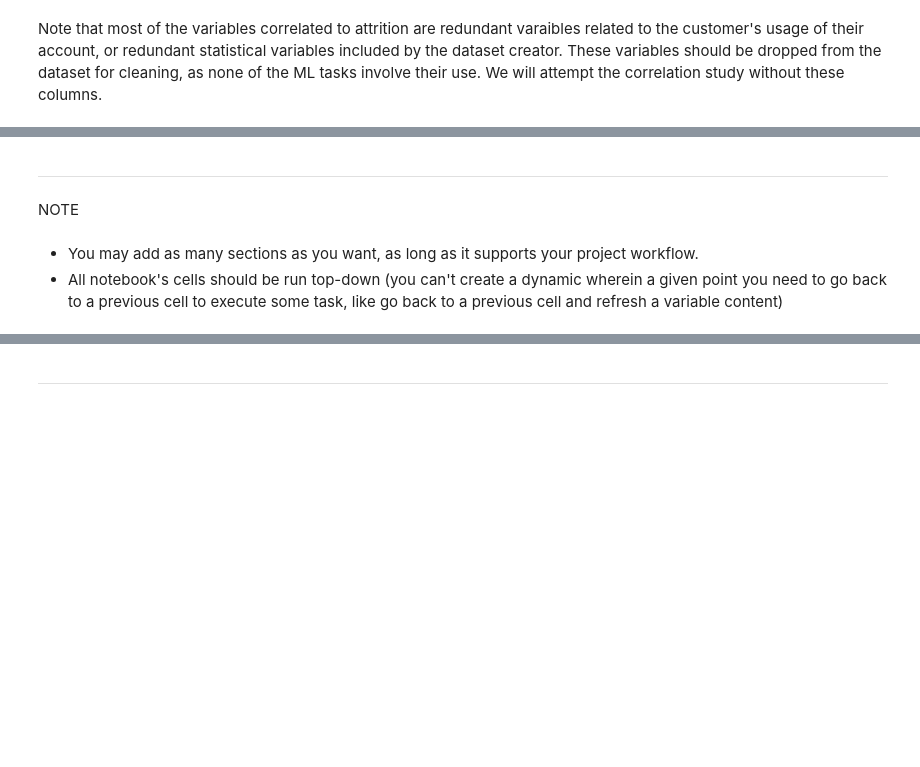
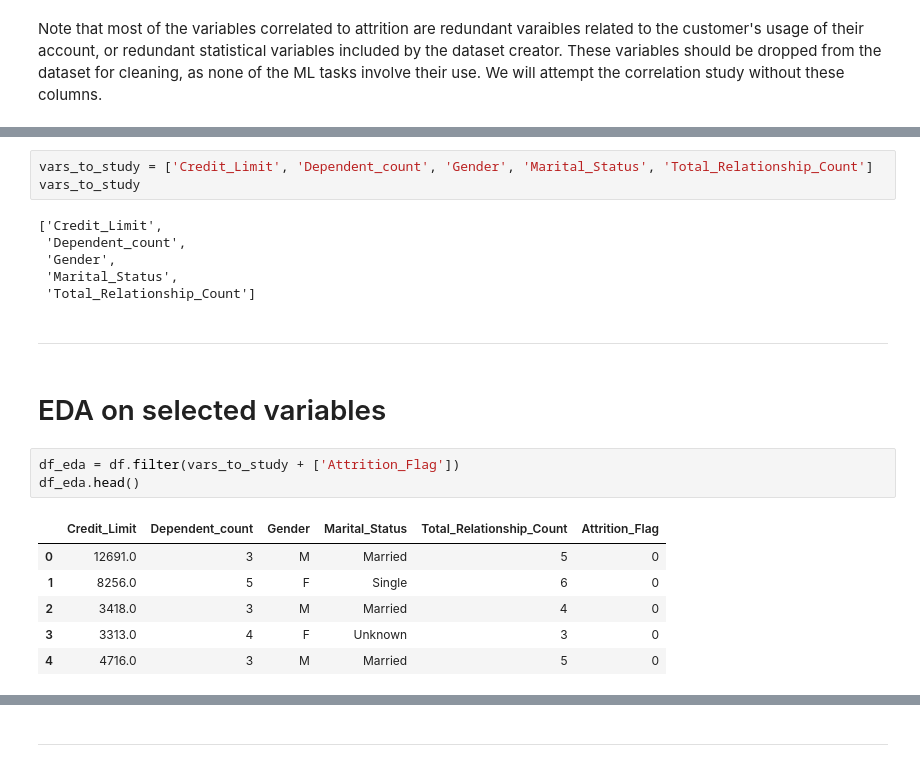
Before and after one commit to ocassidydev/creditcard-churn, a Jupyter notebook: jupyter_notebooks/02 - Customer Attrition Study.ipynb, the cells around one changed output, grey strips where cells are left out. Drawn from its saved outputs; the diff is of its cells as text; blank space fills up the shorter version.

```diff
--- a/jupyter_notebooks/02 - Customer Attrition Study.ipynb
+++ b/jupyter_notebooks/02 - Customer Attrition Study.ipynb
@@ -145,7 +206,23 @@ df_ohe.drop([
+# %%
+vars_to_study = ['Credit_Limit', 'Dependent_count', 'Gender', 'Marital_Status', 'Total_Relationship_Count']
+vars_to_study
+# %% [output]
+['Credit_Limit',
+ 'Dependent_count',
+ 'Gender',
+ 'Marital_Status',
+ 'Total_Relationship_Count']
 # %% [markdown]
 ---
-# %% [markdown]
-NOTE
-# %% [markdown]
-* You may add as many sections as you want, as long as it supports your project workflow.
-* All notebook's cells should be run top-down (you can't create a dynamic wherein a given point you need to go back to a previous cell to execute some task, like go back to a previous cell and refresh a variable content)
+# %% [markdown]
+# EDA on selected variables #
+# %%
+df_eda = df.filter(vars_to_study + ['Attrition_Flag'])
+df_eda.head()
+# %% [output]
+|  | Credit_Limit | Dependent_count | Gender | Marital_Status | Total_Relationship_Count | Attrition_Flag |
+| 0 | 12691.0 | 3 | M | Married | 5 | 0 |
+| 1 | 8256.0 | 5 | F | Single | 6 | 0 |
+| 2 | 3418.0 | 3 | M | Married | 4 | 0 |
+| 3 | 3313.0 | 4 | F | Unknown | 3 | 0 |
+| 4 | 4716.0 | 3 | M | Married | 5 | 0 |
```
Also changed, not shown: parts of 33 cells of this notebook.
